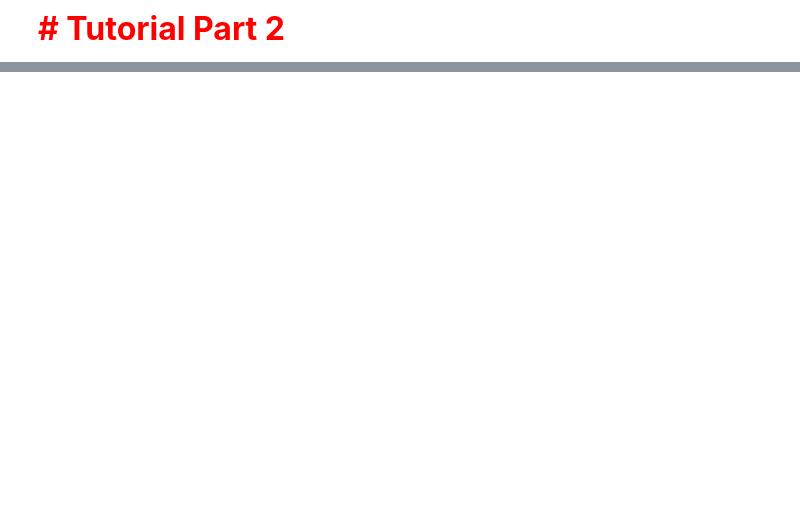
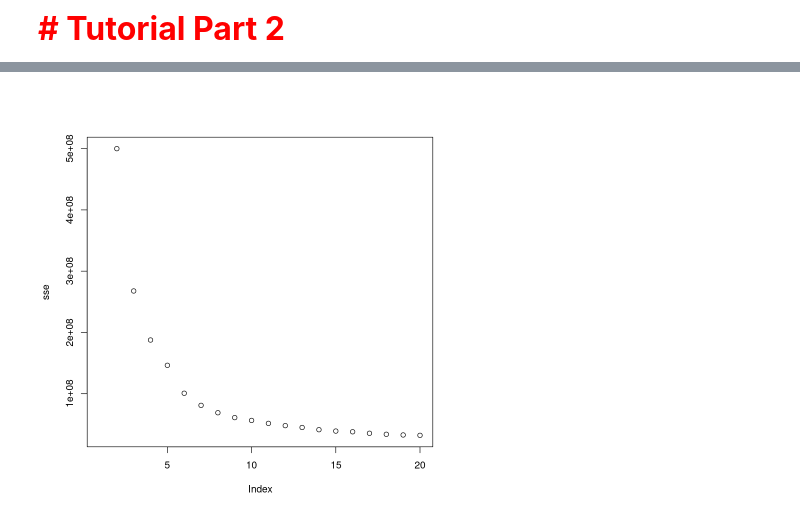
Before and after one commit to AStrittmatter/M02-Machine-Learning, a Jupyter notebook: class_tutorial/class_exercise_7.ipynb, the cells around one changed output, grey strips where cells are left out. Saved outputs shown, nothing was run; the diff lists cells and outputs as text; code cells hidden in the pictures; blank space fills up the shorter version.

```diff
--- a/class_tutorial/class_exercise_7.ipynb
+++ b/class_tutorial/class_exercise_7.ipynb
@@ -274,0 +129,16 @@ HTML widgets cannot be represented in plain text (need html)
+# %%
+# How to analyze the optimal number of clusters
+
+sse <- c()
+sse[1] <- Inf
+
+for (?? in c(2:20)) {
+  set.seed(3)
+  ?? = kmeans (??, ind_cl, ?? = ??)
+  sse[ind_cl] = ??$tot.withinss
+}
+
+plot(sse)
+# Optimum 4-5 clusters
+# %% [output]
+[figure, added]
```
Also changed, not shown: parts of 43 cells of this notebook, 11 other files.
